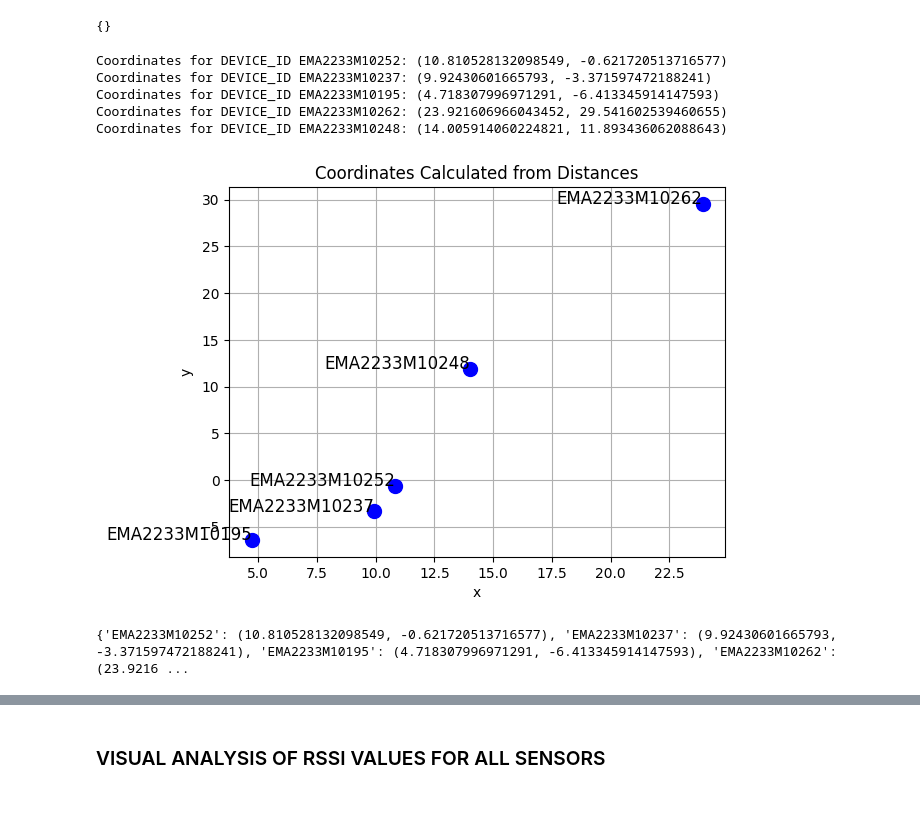
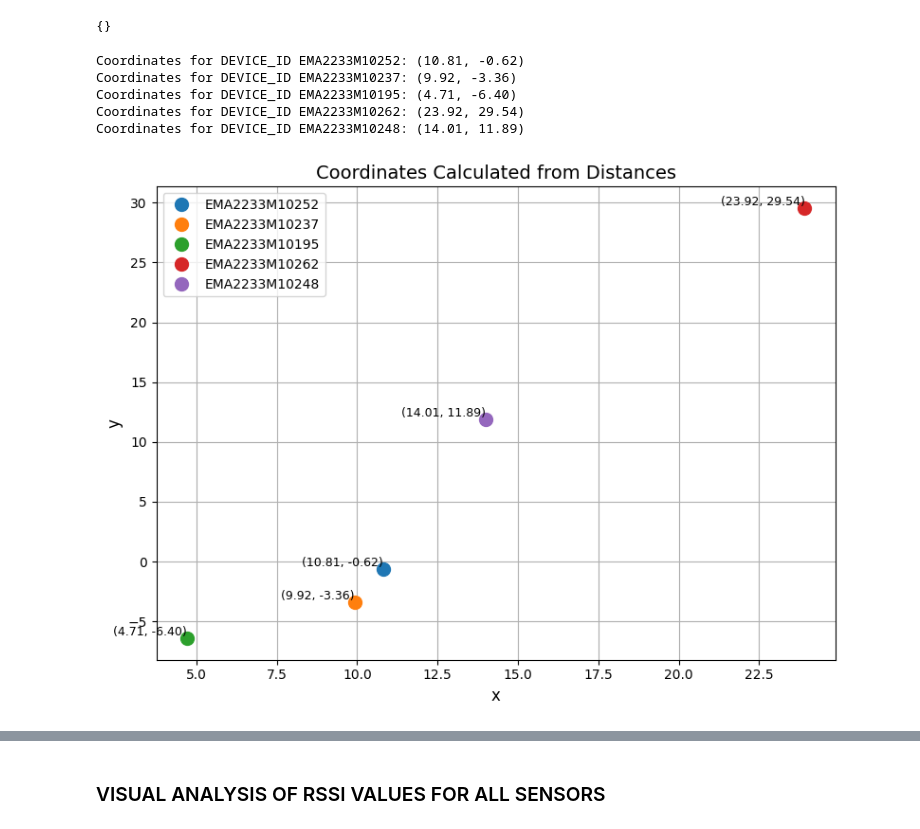
Before and after one commit to uikram/ToolingLocalization, a Jupyter notebook: testing_methodology.ipynb, the cells around one changed output, grey strips where cells are left out. Cells and saved outputs as stored; diff of their text form; code cells hidden in the pictures.

Commit message:
Updated Visualization

```diff
--- a/testing_methodology.ipynb
+++ b/testing_methodology.ipynb
@@ -41,7 +41,7 @@ distances = {
 # Add distance data to each dataframe
 for sensor, df in sensor_data.items():
     for terminal, distance in distances[sensor].items():
-        df[terminal + 'ACTUAL_DISTANCE'] = distance
+        df[terminal + '_ACTUAL_DISTANCE'] = distance
 
 # Combine all dataframes into one for analysis
 combined_data = pd.concat(sensor_data.values(), ignore_index=True)
@@ -231,11 +228,10 @@ No intersection found for DEVICE_ID EMA2233M10248
 import pandas as pd
 import numpy as np
 import matplotlib.pyplot as plt
-from sympy import symbols, Eq, solve, Point, Circle
+from sympy import symbols
 
 # Function to calculate xy-coordinates from distances
 def calculate_xy_from_distances(distances, beacon_positions):
-    # Calculate the coefficients P, Q, R, S, T, U based on the beacon positions and distances
     P = 2*(beacon_positions[1][0] - beacon_positions[0][0])
     Q = 2*(beacon_positions[1][1] - beacon_positions[0][1])
     R = distances[0]**2 - distances[1]**2 - beacon_positions[0][0]**2 + beacon_positions[1][0]**2 - beacon_positions[0][1]**2 + beacon_positions[1][1]**2
@@ -244,75 +240,71 @@ def calculate_xy_from_distances(distances, beacon_positions):
     T = 2*(beacon_positions[2][1] - beacon_positions[1][1])
     U = distances[1]**2 - distances[2]**2 - beacon_positions[1][0]**2 + beacon_positions[2][0]**2 - beacon_positions[1][1]**2 + beacon_positions[2][1]**2
 
-    # Calculate the x and y coordinates
     x = (R*T - U*Q) / (P*T - Q*S)
     y = (R*S - P*U) / (Q*S - P*T)
     return x, y
 
-# Assuming you have the dataframe `df` already loaded in your environment
+# Example coordinates and distances
+coordinates = {
+    'TM063': (10.3, 19),
+    'TM065': (21, 5.4),
+    'TM066': (0, 0)
+}
 
-# Terminal coordinates
-coordinates = {
-    'T63': (10.3, 19),
-    'T65': (21, 5.4),
-    'T66': (0, 0)
-}
+# Assume you have the dataframe `df` already loaded
 
 # Define symbols
 x, y = symbols('x y')
 
 # Extract unique DEVICE_IDs
 device_ids = df['DEVICE_ID'].unique()
 
 # Dictionary to store solutions for each DEVICE_ID
 solutions_dict = {}
 
+plt.figure(figsize=(8, 6))  # Adjust figure size
+
 for device_id in device_ids:
-    # Filter dataframe for each DEVICE_ID
     df_device = df[df['DEVICE_ID'] == device_id]
 
-    # Calculate distances
     distances = [
-        df_device['TM066_CALCULATED_AVG_DISTANCE'].mean(),
-        df_device['TM065_CALCULATED_AVG_DISTANCE'].mean(),
-        df_device['TM063_CALCULATED_AVG_DISTANCE'].mean()
+        df_device['TM066_RSSI_CALCULATED_DISTANCE'].mean(),
+        df_device['TM065_RSSI_CALCULATED_DISTANCE'].mean(),
+        df_device['TM063_RSSI_CALCULATED_DISTANCE'].mean()
     ]
 
-    # Beacon positions
     beacon_positions = [
-        coordinates['T66'],
-        coordinates['T65'],
-        coordinates['T63']
+        coordinates['TM066'],
+        coordinates['TM065'],
+        coordinates['TM063']
     ]
 
-    # Calculate coordinates
     x_coord, y_coord = calculate_xy_from_distances(distances, beacon_positions)
 
-    # Store the solution in the dictionary
     solutions_dict[device_id] = (x_coord, y_coord)
 
-    # Plot the solution
-    plt.plot(x_coord, y_coord, 'bo', markersize=10)
-    plt.text(x_coord, y_coord, device_id, fontsize=12, ha='right')
+    # Adjust marker style and color
+    plt.plot(x_coord, y_coord, 'o', markersize=10, label=device_id)
 
-    print(f'Coordinates for DEVICE_ID {device_id}: ({x_coord}, {y_coord})')
+    # Add text with adjusted alignment and size
+    plt.text(x_coord, y_coord, f'({x_coord:.2f}, {y_coord:.2f})', fontsize=9, ha='right', va='bottom')
 
-plt.xlabel('x')
-plt.ylabel('y')
-plt.title('Coordinates Calculated from Distances')
+    print(f'Coordinates for DEVICE_ID {device_id}: ({x_coord:.2f}, {y_coord:.2f})')
+
+plt.xlabel('x', fontsize=12)  # Adjust label font size
+plt.ylabel('y', fontsize=12)
+plt.title('Coordinates Calculated from Distances', fontsize=14)  # Adjust title font size
 plt.grid(True)
+plt.legend(fontsize=10)  # Adjust legend font size
+plt.tight_layout()  # Adjust layout
 plt.show()
-
-# Display all solutions
-print(solutions_dict)
 # %% [output]
-Coordinates for DEVICE_ID EMA2233M10252: (10.810528132098549, -0.621720513716577)
-Coordinates for DEVICE_ID EMA2233M10237: (9.92430601665793, -3.371597472188241)
-Coordinates for DEVICE_ID EMA2233M10195: (4.718307996971291, -6.413345914147593)
-Coordinates for DEVICE_ID EMA2233M10262: (23.921606966043452, 29.541602539460655)
-Coordinates for DEVICE_ID EMA2233M10248: (14.005914060224821, 11.893436062088643)
+Coordinates for DEVICE_ID EMA2233M10252: (10.81, -0.62)
+Coordinates for DEVICE_ID EMA2233M10237: (9.92, -3.36)
+Coordinates for DEVICE_ID EMA2233M10195: (4.71, -6.40)
+Coordinates for DEVICE_ID EMA2233M10262: (23.92, 29.54)
+Coordinates for DEVICE_ID EMA2233M10248: (14.01, 11.89)
-[figure, old version]
+[figure, new version]
-{'EMA2233M10252': (10.810528132098549, -0.621720513716577), 'EMA2233M10237': (9.92430601665793, -3.371597472188241), 'EMA2233M10195': (4.718307996971291, -6.413345914147593), 'EMA2233M10262': (23.9216 ...
 # %%
 import pandas as pd
 import numpy as np
```
Also changed, not shown: parts of 12 cells of this notebook.
